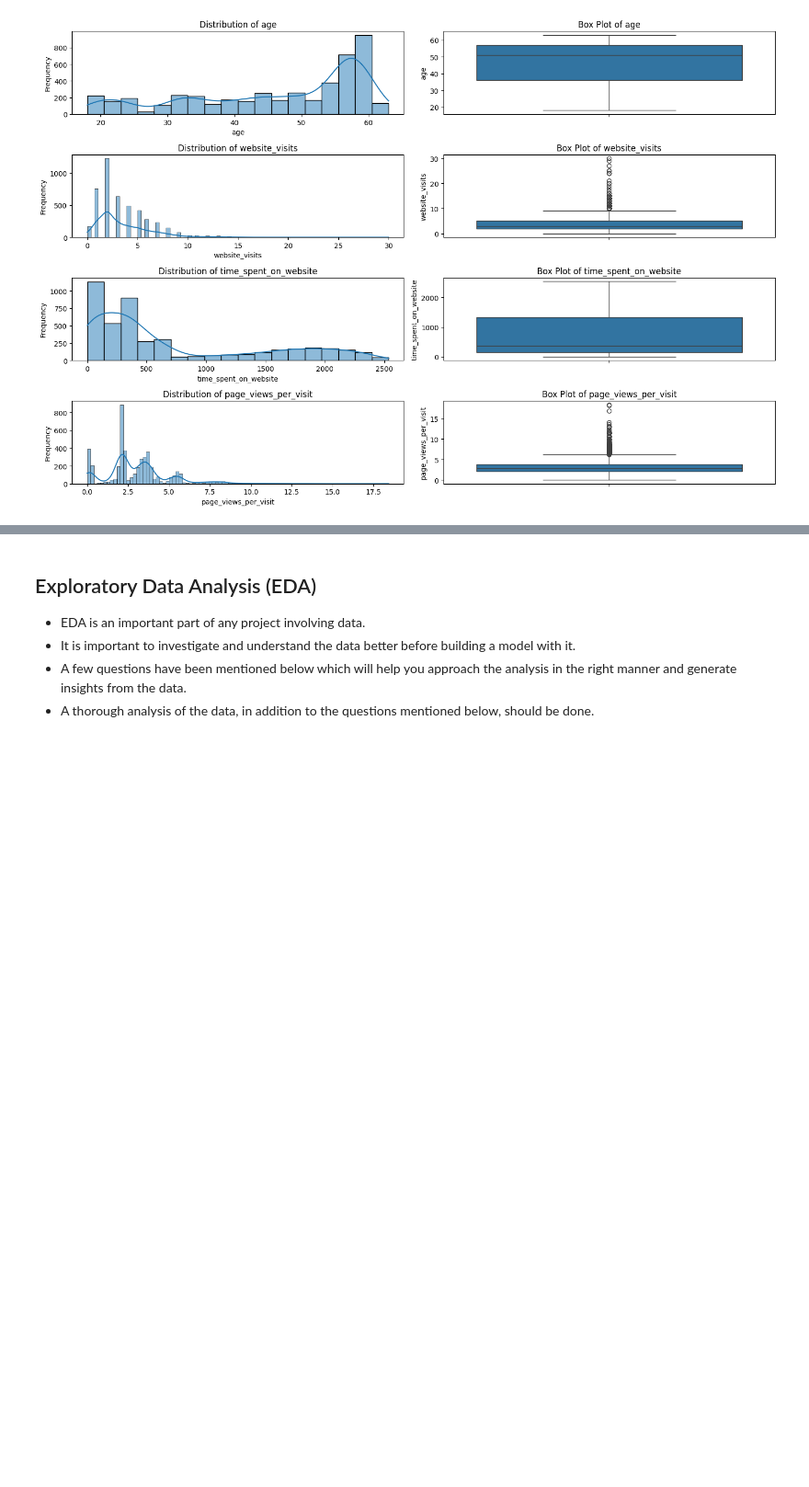
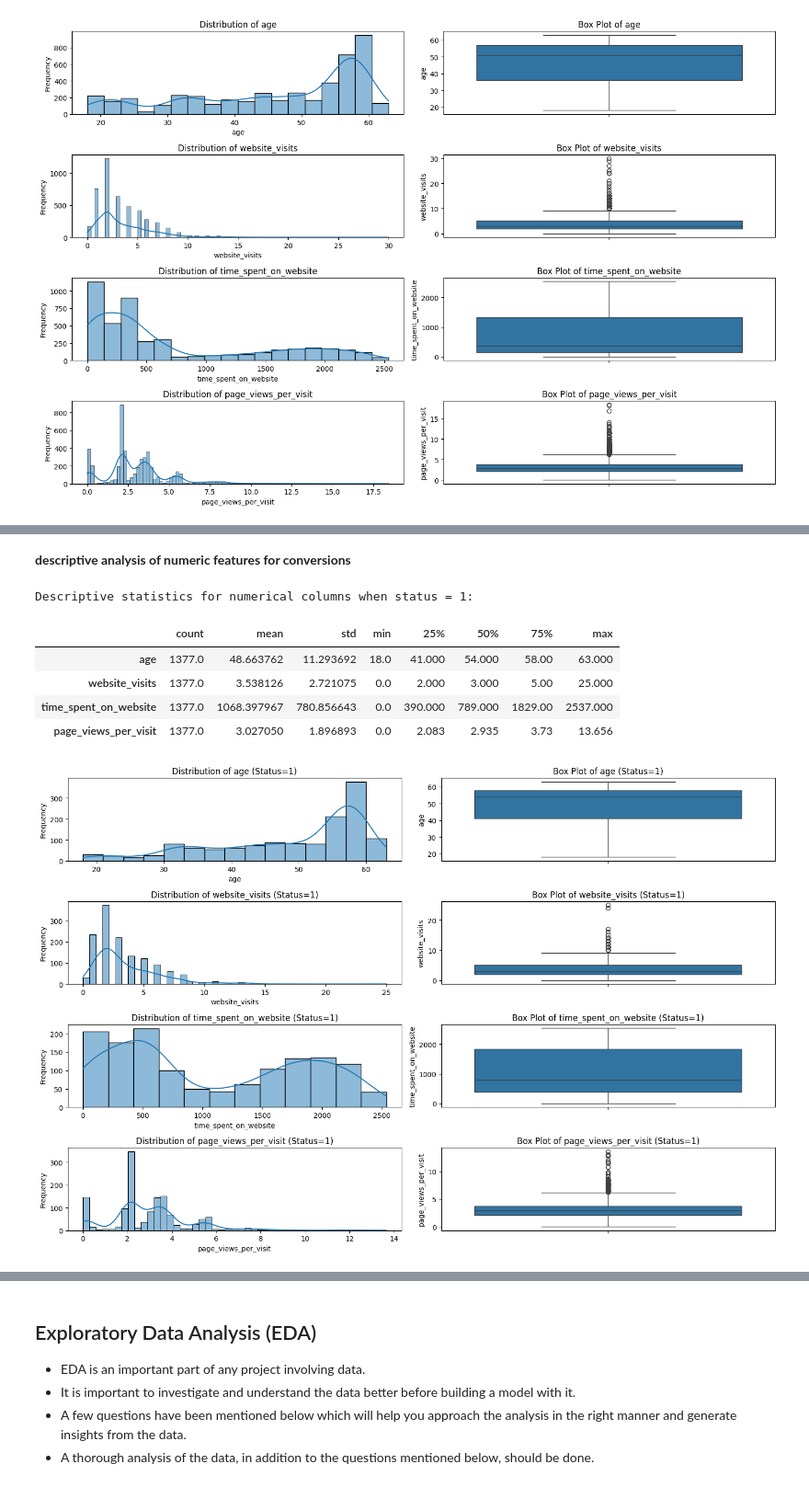
Before and after one commit to mikejoe144/MIT_Course_ElectiveProject, a Jupyter notebook: Learner Notebook - Full Code Version - Potential Customers Prediction.ipynb, the cells around one changed output, grey strips where cells are left out. Shown at 92% size. Drawn from its saved outputs; the diff is of its cells as text; code cells hidden in the pictures; blank space fills up the shorter version.

```diff
--- a/Learner Notebook - Full Code Version - Potential Customers Prediction.ipynb
+++ b/Learner Notebook - Full Code Version - Potential Customers Prediction.ipynb
@@ -216,0 +224,38 @@ plt.show()
+# %% [markdown]
+**descriptive analysis of numeric features for conversions**
+# %%
+# Filter the DataFrame for status = 1 (converted leads)
+df_converted = df[df['status'] == 1]
+
+# Select numerical columns excluding 'status' (as it's already filtered to 1)
+num_cols_for_analysis = df_converted.select_dtypes(include=np.number).columns.tolist()
+if 'status' in num_cols_for_analysis:
+    num_cols_for_analysis.remove('status')
+
+print("Descriptive statistics for numerical columns when status = 1:")
+display(df_converted[num_cols_for_analysis].describe().T)
+
+# Loop through the selected numerical columns and plot histograms and boxplots
+plt.figure(figsize=(15, 10))
+for i, col in enumerate(num_cols_for_analysis):
+    plt.subplot(len(num_cols_for_analysis), 2, i*2 + 1) # Histogram
+    sns.histplot(df_converted[col], kde=True)
+    plt.title(f'Distribution of {col} (Status=1)')
+    plt.xlabel(col)
+    plt.ylabel('Frequency')
+
+    plt.subplot(len(num_cols_for_analysis), 2, i*2 + 2) # Boxplot
+    sns.boxplot(y=df_converted[col])
+    plt.title(f'Box Plot of {col} (Status=1)')
+    plt.ylabel(col)
+
+plt.tight_layout()
+plt.show()
+# %% [output]
+Descriptive statistics for numerical columns when status = 1:
+|  | count | mean | std | min | 25% | 50% | 75% | max |
+| age | 1377.0 | 48.663762 | 11.293692 | 18.0 | 41.000 | 54.000 | 58.00 | 63.000 |
+| website_visits | 1377.0 | 3.538126 | 2.721075 | 0.0 | 2.000 | 3.000 | 5.00 | 25.000 |
+| time_spent_on_website | 1377.0 | 1068.397967 | 780.856643 | 0.0 | 390.000 | 789.000 | 1829.00 | 2537.000 |
+| page_views_per_visit | 1377.0 | 3.027050 | 1.896893 | 0.0 | 2.083 | 2.935 | 3.73 | 13.656 |
+[figure, added]
```
Also changed, not shown: parts of 9 cells of this notebook.
